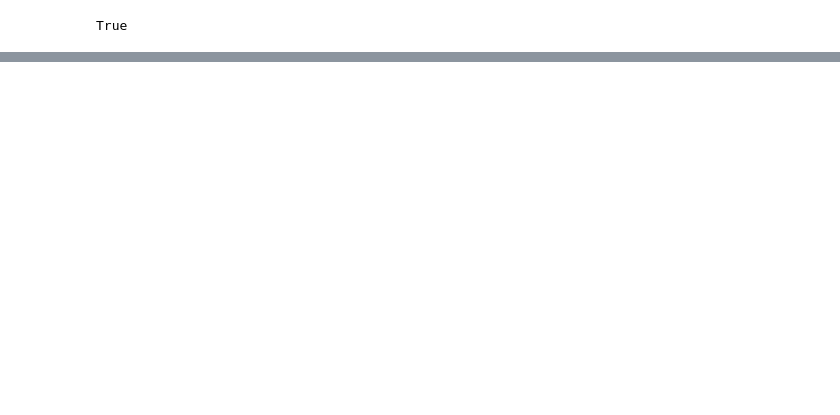
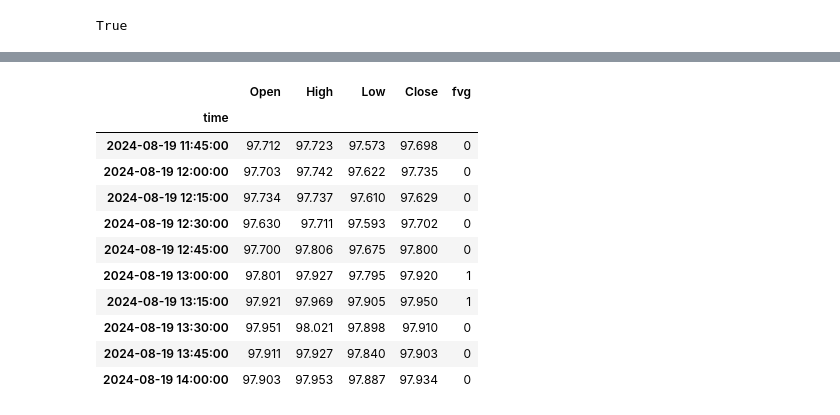
Before and after one commit to NichitaCP/auto-trader, a Jupyter notebook: scipy_vs_plot.ipynb, the cells around one changed output, grey strips where cells are left out. Drawn from its saved outputs; the diff is of its cells as text; code cells hidden in the pictures; blank space fills up the shorter version.

```diff
--- a/scipy_vs_plot.ipynb
+++ b/scipy_vs_plot.ipynb
@@ -35,0 +66,15 @@ mpf.plot(data[-15:], type='candle', style='charles', volume=False)
+# %%
+df.loc["2024-08-19 10:45:00":"2024-08-19 14:00", ["Open", "High", "Low", "Close", "fvg"]].tail(10)
+# %% [output]
+|  | Open | High | Low | Close | fvg |
+| time |  |  |  |  |  |
+| 2024-08-19 11:45:00 | 97.712 | 97.723 | 97.573 | 97.698 | 0 |
+| 2024-08-19 12:00:00 | 97.703 | 97.742 | 97.622 | 97.735 | 0 |
+| 2024-08-19 12:15:00 | 97.734 | 97.737 | 97.610 | 97.629 | 0 |
+| 2024-08-19 12:30:00 | 97.630 | 97.711 | 97.593 | 97.702 | 0 |
+| 2024-08-19 12:45:00 | 97.700 | 97.806 | 97.675 | 97.800 | 0 |
+| 2024-08-19 13:00:00 | 97.801 | 97.927 | 97.795 | 97.920 | 1 |
+| 2024-08-19 13:15:00 | 97.921 | 97.969 | 97.905 | 97.950 | 1 |
+| 2024-08-19 13:30:00 | 97.951 | 98.021 | 97.898 | 97.910 | 0 |
+| 2024-08-19 13:45:00 | 97.911 | 97.927 | 97.840 | 97.903 | 0 |
+| 2024-08-19 14:00:00 | 97.903 | 97.953 | 97.887 | 97.934 | 0 |
```
Also changed, not shown: parts of 9 cells of this notebook, 9 other files.
